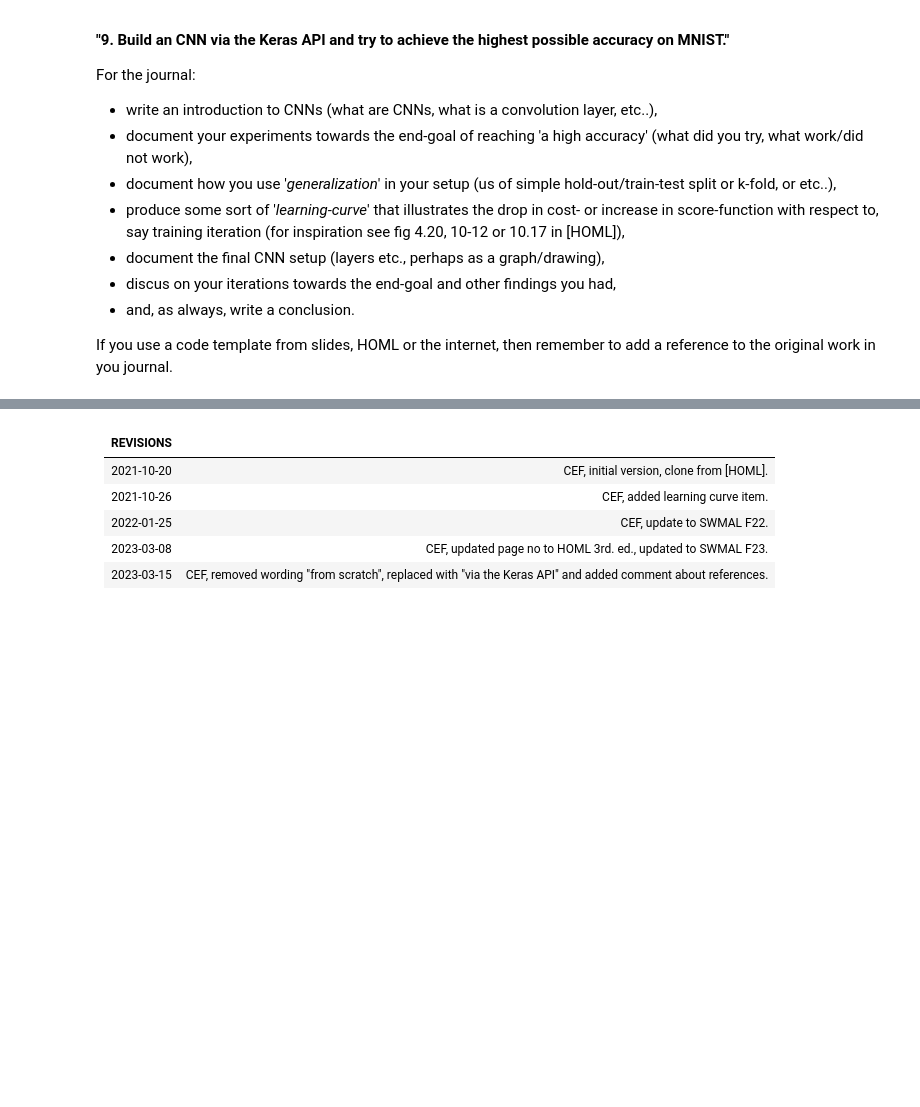
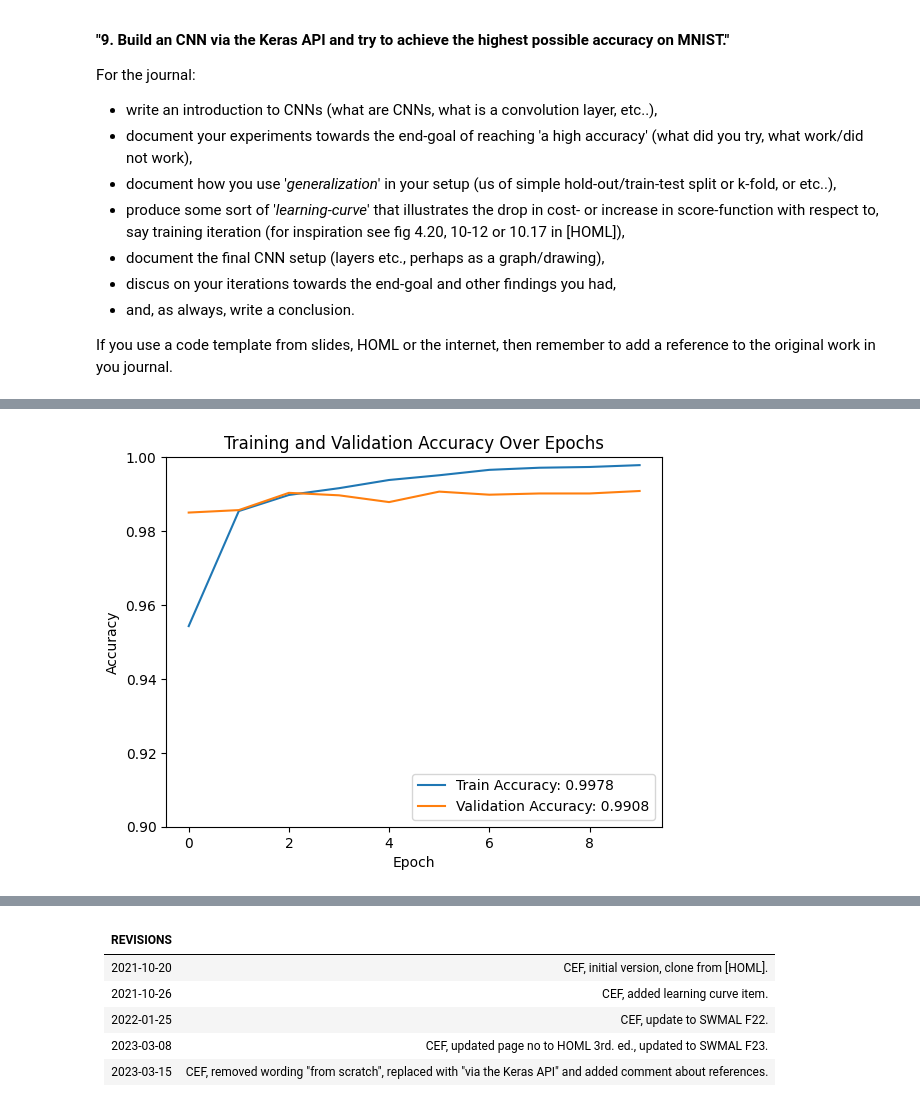
Before and after one commit to Moheb420/Machine-Learning, a Jupyter notebook: Opgavesæt-03/cnn.ipynb, the cells around one changed output, grey strips where cells are left out. Saved outputs shown, nothing was run; the diff lists cells and outputs as text; code cells hidden in the pictures; blank space fills up the shorter version.

Commit message:
ny model til web

```diff
--- a/Opgavesæt-03/cnn.ipynb
+++ b/Opgavesæt-03/cnn.ipynb
@@ -103,0 +81,20 @@ Test accuracy: 0.9900000095367432
+# %%
+test_loss, test_acc = model.evaluate(test_images, test_labels, verbose=2)
+
+# Plot the learning curve
+plt.plot(history.history['accuracy'], label='Train Accuracy')
+plt.plot(history.history['val_accuracy'], label='Validation Accuracy')
+plt.xlabel('Epoch')
+plt.ylabel('Accuracy')
+plt.ylim([0.9, 1])
+plt.xticks(np.arange(0, len(history.history['accuracy']), 2))
+plt.legend(loc='lower right')
+
+plt.title('Training and Validation Accuracy Over Epochs')
+
+final_train_accuracy = history.history['accuracy'][-1]
+final_val_accuracy = history.history['val_accuracy'][-1]
+plt.legend([f'Train Accuracy: {final_train_accuracy:.4f}', f'Validation Accuracy: {final_val_accuracy:.4f}'], loc='lower right')
+
+plt.show()
+# %% [output]
@@ -103,0 +102 @@ Test accuracy: 0.9900000095367432
+[figure, added]
```
Also changed, not shown: parts of 6 cells of this notebook, 11 other files.
